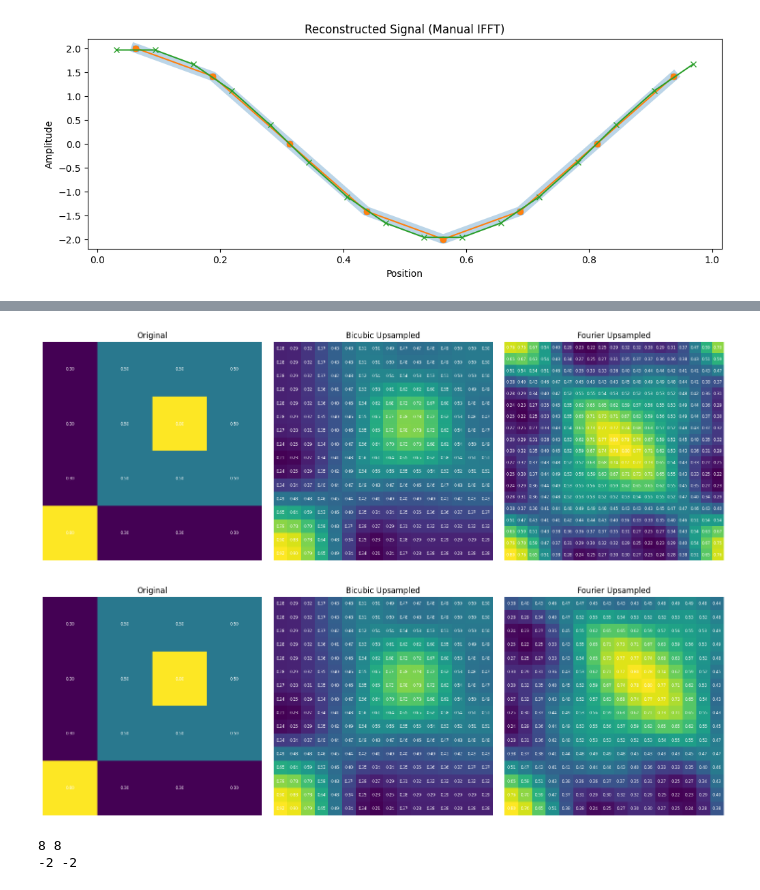
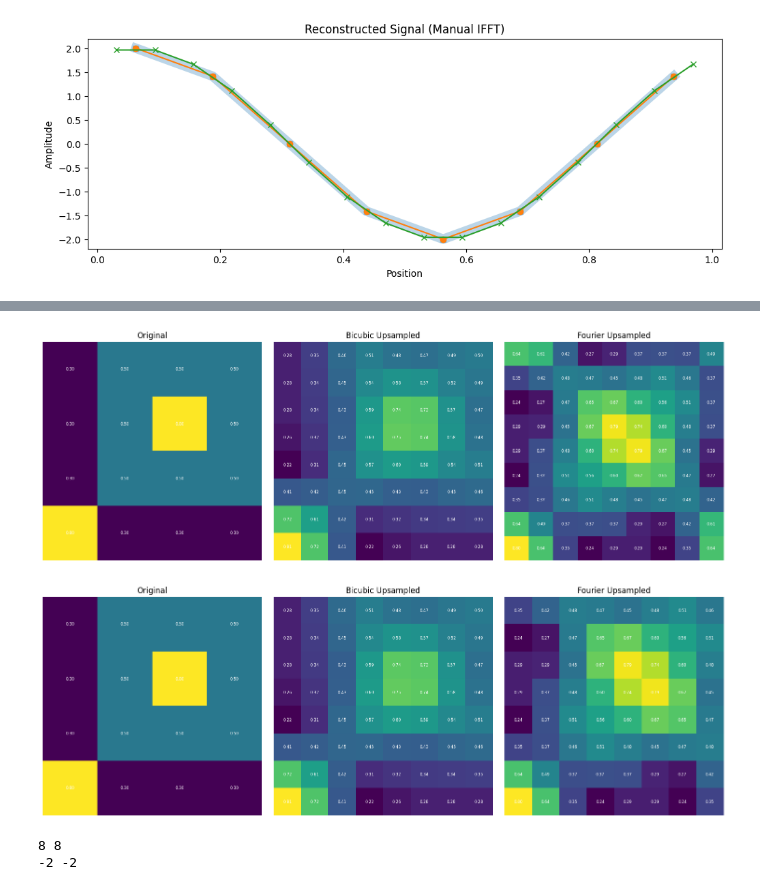
Before and after one commit to tpharmsen/AutoregressiveNeuralOperators, a Jupyter notebook: test.ipynb, the cells around one changed output, grey strips where cells are left out. Cells and saved outputs as stored; diff of their text form; code cells hidden in the pictures.

Commit message:
2d fourier interpolation bug fixes

```diff
--- a/test.ipynb
+++ b/test.ipynb
@@ -369,13 +379,34 @@ def fourier_resample(data, target_shape):
     pos0 = torch.linspace(1/(2 * x), 1 - 1/(2 * x), x)
     pos1 = torch.linspace(1/(2 * target_x), 1 - 1/(2 * target_x), target_x)
 
-    freq_0 = torch.fft.fftfreq(x) * x
-    freq_1 = torch.fft.fftfreq(target_x) * target_x
+    freq0 = torch.fft.fftfreq(x) * x
+    freq1 = torch.fft.fftfreq(target_x) * target_x
 
-    exp_matrix_0 = torch.exp(-2j * torch.pi * torch.outer(pos0, freq_0))
-    freq_coeff = torch.matmul(torch.matmul(exp_matrix_0.T, data), exp_matrix_0)
+    exp_matrix_0 = torch.exp(-2j * torch.pi * torch.outer(pos0, freq0))
+    freq_coeff = torch.matmul(torch.matmul(exp_matrix_0.H, data), exp_matrix_0)
     if target_x > x:
-        upscaled_coeff = torch.zeros((target_x, target_x), dtype=torch.complex64)
+        scaled_coeff = torch.zeros((target_x, target_x), dtype=torch.complex64)
         min_idx = (target_x - x) // 2
-        upscaled_coeff[min_idx:min_idx+x, min_idx:min_idx+x] = torch.fft.ifftshift(freq_coeff)
+        scaled_coeff[min_idx:min_idx+x, min_idx:min_idx+x] = torch.fft.fftshift(freq_coeff)
+        scaled_coeff = torch.fft.ifftshift(scaled_coeff)
+    else:
+        scaled_coeff = torch.zeros((target_x, target_x), dtype=torch.complex64)
+        min_idx = (x - target_x) // 2
+        scaled_coeff[min_idx:min_idx+target_x, min_idx:min_idx+target_x] = torch.fft.fftshift(freq_coeff)
+        scaled_coeff = torch.fft.ifftshift(scaled_coeff)
+
+    exp_matrix_1 = torch.exp(2j * torch.pi * torch.outer(freq1, pos1))
+    upscaled_signal = torch.matmul(torch.matmul(exp_matrix_1.H, scaled_coeff), exp_matrix_1)
+    return upscaled_signal.real
+
+
+X, Y = torch.meshgrid(pos, pos, indexing="ij")
+
+kx = 1  # Frequency in x-direction
+ky = 1/3  # Frequency in y-direction
+A = 3
+B = 2#np.sqrt(2)
+cosine_tensor = A * torch.cos(2 * torch.pi * kx * X) + B * torch.cos(2 * torch.pi * ky * Y)
+cosine_tensor = cosine_tensor.to(torch.complex64)  # Match dtype
+fourier_resample(cosine_tensor, (16, 16))
 # %% [output]
@@ -441,38 +488,38 @@ def plot_results(original, bicubic, fourier):
         ax.axis('off')
 
         # Annotate pixel values
         for i in range(img.shape[0]):
             for j in range(img.shape[1]):
                 ax.text(j, i, f"{img[i, j]:.2f}", ha='center', va='center', color='white', fontsize=6)
 
     plt.tight_layout()
     plt.show()
 
 # Generate a simple test image (5x5 grid)
 low_res = torch.tensor([
     [0.8, 0.3, 0.3, 0.3],
     [0.3, 0.5, 0.5, 0.5],
     [0.3, 0.5, 0.8, 0.5],
     [0.3, 0.5, 0.5, 0.5]
 ]).unsqueeze(0).unsqueeze(0)
 
 
 # Target resolution (e.g., 10x10)
-target_shape1 = (19, 19)
-target_shape2 = (16, 16)
+target_shape1 = (9, 9)
+target_shape2 = (8, 8)
 
 # Apply upsampling
 #print(low_res.shape)
 bicubic_upsampled = spatial_resample(low_res, target_shape2, mode='bicubic')
 fourier_upsampled = spatial_resample(low_res, target_shape1, mode='fourier')
 
 # Plot results
 plot_results(low_res.squeeze(), bicubic_upsampled.squeeze(), fourier_upsampled.squeeze())
-plot_results(low_res.squeeze(), bicubic_upsampled.squeeze(), fourier_upsampled.squeeze()[:16,:16])
+plot_results(low_res.squeeze(), bicubic_upsampled.squeeze(), fourier_upsampled.squeeze()[:8,:8])
 #fourier_downsampled = spatial_resample(fourier_upsampled, target_shape=(4,4), mode='fourier')
 # %% [output]
-[figure, old version]
+[figure, new version]
-[figure, old version]
+[figure, new version]
 # %%
 def plot_results(original, bicubic, fourier):
     fig, axes = plt.subplots(1, 3, figsize=(12, 4))
```
Also changed, not shown: parts of 2 cells of this notebook.
